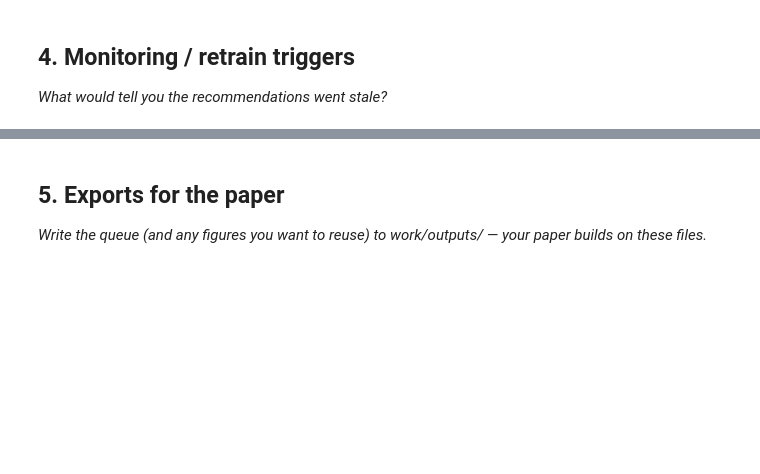
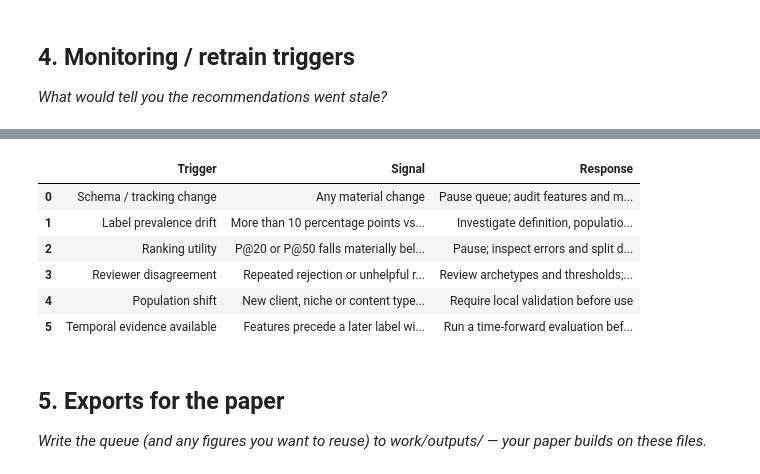
Before and after one commit to Kifayat-Sayed/flyrank-ml-internship1, a Jupyter notebook: work/notebooks/w07_action_playbook.ipynb, the cells around one changed output, grey strips where cells are left out. Cells and saved outputs as stored; diff of their text form; code cells hidden in the pictures; blank space fills up the shorter version.

```diff
--- a/work/notebooks/w07_action_playbook.ipynb
+++ b/work/notebooks/w07_action_playbook.ipynb
@@ -37,3 +570,23 @@ This skeleton is yours to fill. Work the sections **in order** — each one has
+# %%
+# This cell is for CODE (numbers, a query, a check).
+# Write your text answer in the cell ABOVE this one — typing sentences here breaks Run All.
+monitoring_triggers = pd.DataFrame([
+    ("Schema / tracking change", "Any material change", "Pause queue; audit features and missingness"),
+    ("Label prevalence drift", "More than 10 percentage points vs reference snapshot", "Investigate definition, population and seasonality"),
+    ("Ranking utility", "P@20 or P@50 falls materially below frozen rule in a valid holdout", "Pause; inspect errors and split design"),
+    ("Reviewer disagreement", "Repeated rejection or unhelpful reason codes", "Review archetypes and thresholds; do not blindly retrain"),
+    ("Population shift", "New client, niche or content type outside validation coverage", "Require local validation before use"),
+    ("Temporal evidence available", "Features precede a later label window", "Run a time-forward evaluation before deployment claims"),
+], columns=["Trigger", "Signal", "Response"])
+display(monitoring_triggers)
+# %% [output]
+|  | Trigger | Signal | Response |
+| 0 | Schema / tracking change | Any material change | Pause queue; audit features and m... |
+| 1 | Label prevalence drift | More than 10 percentage points vs... | Investigate definition, populatio... |
+| 2 | Ranking utility | P@20 or P@50 falls materially bel... | Pause; inspect errors and split d... |
+| 3 | Reviewer disagreement | Repeated rejection or unhelpful r... | Review archetypes and thresholds;... |
+| 4 | Population shift | New client, niche or content type... | Require local validation before use |
+| 5 | Temporal evidence available | Features precede a later label wi... | Run a time-forward evaluation bef... |
 # %% [markdown]
 ## 5. Exports for the paper
 
```
Also changed, not shown: parts of 23 cells of this notebook.
